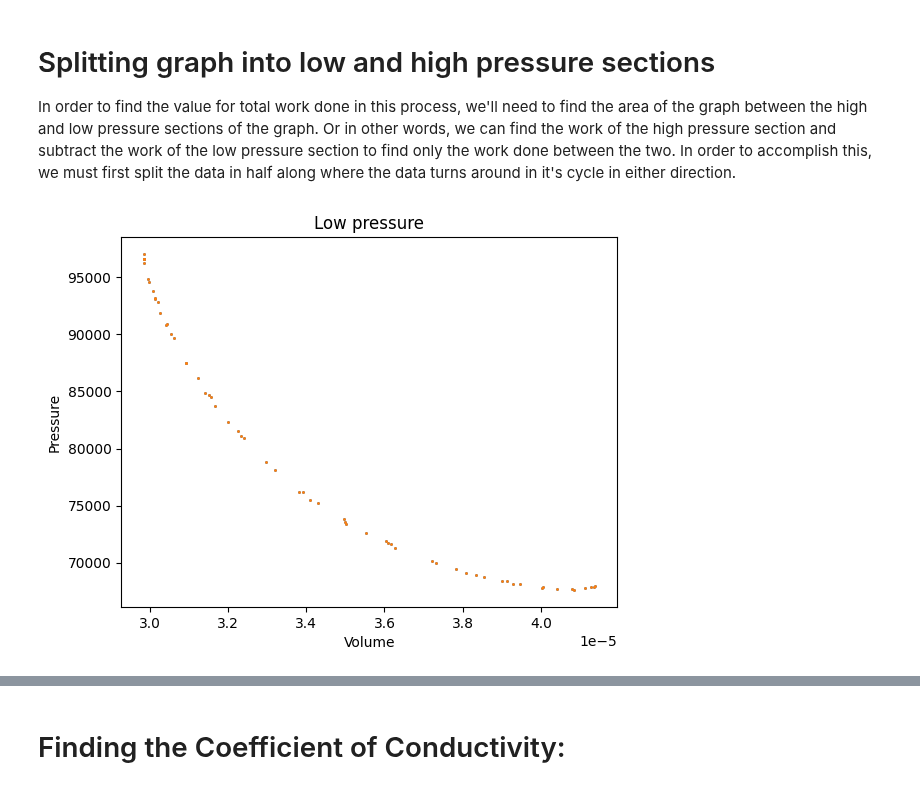
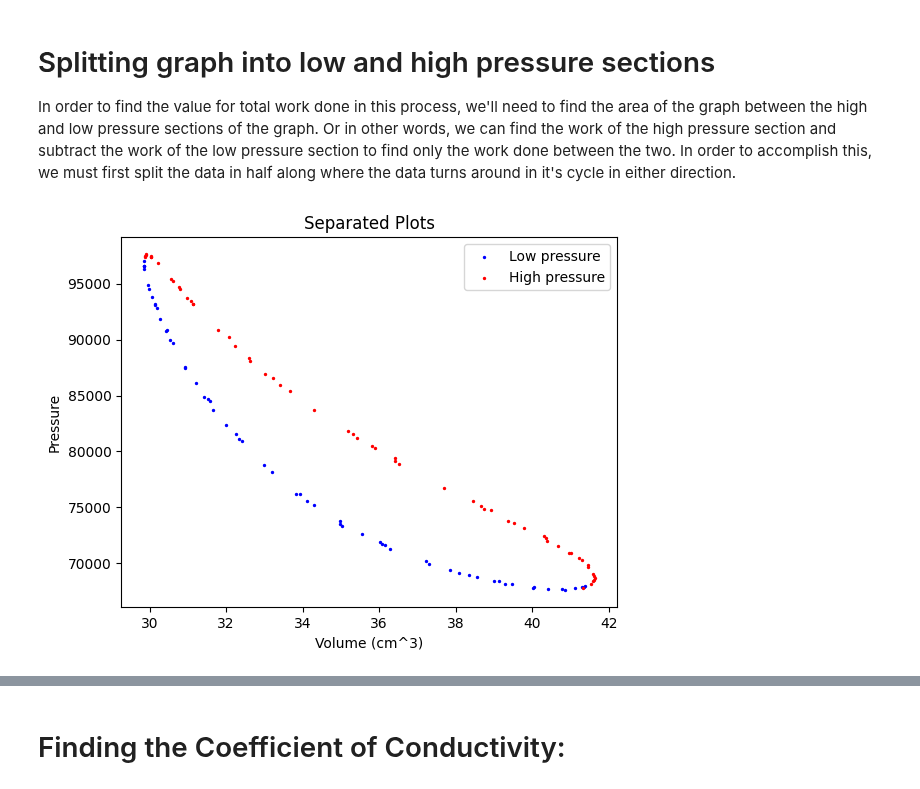
Before and after one commit to maraMaraschino/Adv-Lab, a Jupyter notebook: Stirling Engine/Lab/stirling-engine.ipynb, the cells around one changed output, grey strips where cells are left out. Saved outputs shown, nothing was run; the diff lists cells and outputs as text; code cells hidden in the pictures.

```diff
--- a/Stirling Engine/Lab/stirling-engine.ipynb
+++ b/Stirling Engine/Lab/stirling-engine.ipynb
@@ -69,23 +73,18 @@ def fit_pressure(vol_data, press_data, estimates):
     return temp, sigma_temp, n, sigma_n
 # %%
 # Load data in dfs
-import pandas as pd
-import matplotlib.pyplot as plt
-import numpy as np
-from scipy.optimize import curve_fit
-
 df_1 = pd.read_csv("run1.csv", header=0,
                    names=["time", "angle", "volume", "pressure","temp1", "temp2"])
 
 time = df_1["time"]/1000 # s
 radians = df_1["angle"]
-volume = df_1["volume"] / 1000000 # m^3
+volume = df_1["volume"] # cm^3
 pressure = df_1["pressure"] * 1000 # Pa
 heater_temp = df_1["temp1"] + 273.15 # K
 heatsink_temp = df_1["temp2"] + 273.15 # K
 
 plt.scatter(volume, pressure, s=1)
-plt.xlabel("Volume (m^3)")
+plt.xlabel("Volume (cm^3)")
 plt.ylabel("Pressure (Pa)")
 plt.show()
 # %% [output]
@@ -96,43 +95,66 @@ In order to find the value for total work done in this process, we'll need to fi
 # %%
 def lowerPresSection():
     lowSortingPres = np.zeros(len(pressure))
 
     for i, pres in enumerate(pressure):
         if (i+1) <= len(pressure) - 1:
             if pressure[i+1] >= pres:
                 lowSortingPres[i] = pres
             elif pressure[i+1] <= pres:
                 lowSortingPres[i] = 0
         else:
             lowSortingPres[i] = 0
             break
 
     low_pressure = []
     low_volume = []
     for i, lowPres in enumerate(lowSortingPres):
         if lowPres > 0:
             low_pressure.append(lowPres)
             low_volume.append(volume[i])
 
     return low_volume, low_pressure
 
+def higherPresSection():
+    highSortingPres = np.zeros(len(pressure))
+    for i, pres in enumerate(pressure):
+        if (i+1) <= len(pressure) - 1:
+            if pressure[i+1] <= pres:
+                highSortingPres[i] = pres
+            elif pressure[i+1] >= pres:
+                highSortingPres[i] = 0
+        else:
+            highSortingPres[i] = 0
+            break
+    high_pressure = []
+    high_volume = []
+    for i, highPres in enumerate(highSortingPres):
+        if highPres > 0:
+            high_pressure.append(highPres)
+            high_volume.append(volume[i])
+
+    return high_volume, high_pressure
+
 low_volume, low_pressure = lowerPresSection()
-
-plt.scatter(low_volume, low_pressure, s=1)
-plt.xlabel("Volume")
-plt.ylabel("Pressure")
-plt.title("Low pressure")
+high_volume, high_pressure = higherPresSection()
 
 # Sorting plots to remove discontinuities caused by different cycles
-sorted_data = sorted(zip(low_volume, low_pressure), key=lambda x: x[0])
-sorted_volume, sorted_pressure = zip(*sorted_data)
-plt.scatter(sorted_volume, sorted_pressure, s=1)
+sorted_low_pressure = sorted(zip(low_volume, low_pressure), key=lambda x: x[0])
+sorted_lvolume, sorted_lpressure = zip(*sorted_low_pressure)
+plt.scatter(sorted_lvolume, sorted_lpressure, s=2, color="blue")
+
+sorted_high_pressure = sorted(zip(high_volume, high_pressure), key=lambda x: x[0])
+sorted_hvolume, sorted_hpressure = zip(*sorted_high_pressure)
+plt.scatter(sorted_hvolume, sorted_hpressure, s=2, color="red")
+
+plt.title("Separated Plots")
+plt.xlabel("Volume (cm^3)")
+plt.ylabel("Pressure")
+plt.legend(["Low pressure", "High pressure"])
 
 plt.show()
 
-v_i, v_f = sorted_volume[0], sorted_volume[-1]
-p_i, p_f = sorted_pressure[0], sorted_pressure[-1]
-
-#delta_w, avg_n = work(v_i, v_f, p_i, p_f, t_i, t_f)
+v_i, v_f = sorted_lvolume[0], sorted_lvolume[-1]
+p_i, p_f = sorted_lpressure[0], sorted_lpressure[-1]
 # %% [output]
-[figure, old version]
+[figure, new version]
```
Also changed, not shown: parts of 9 cells of this notebook.
